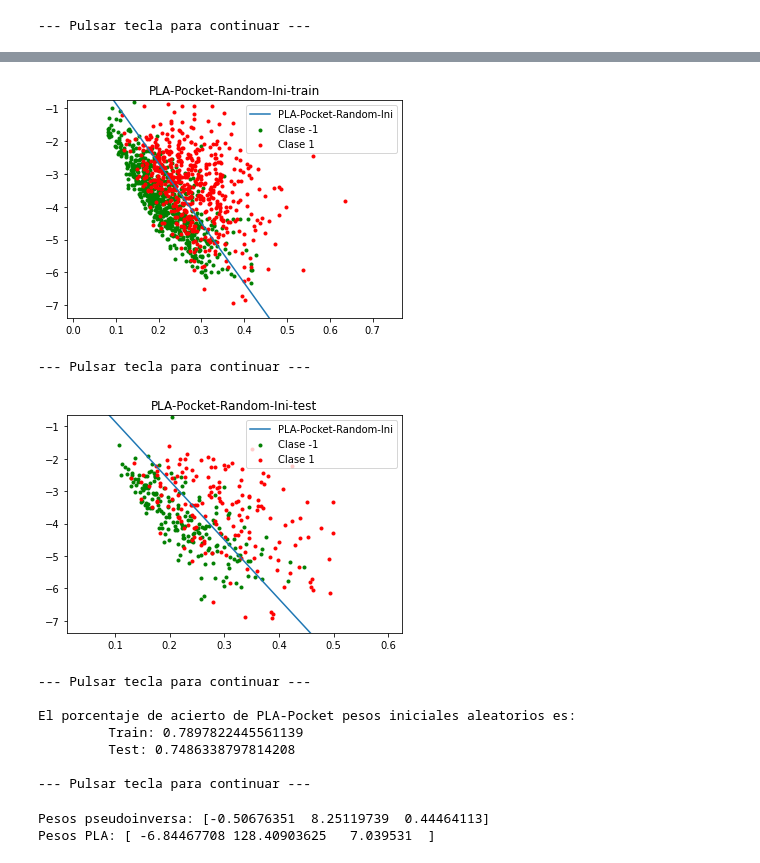
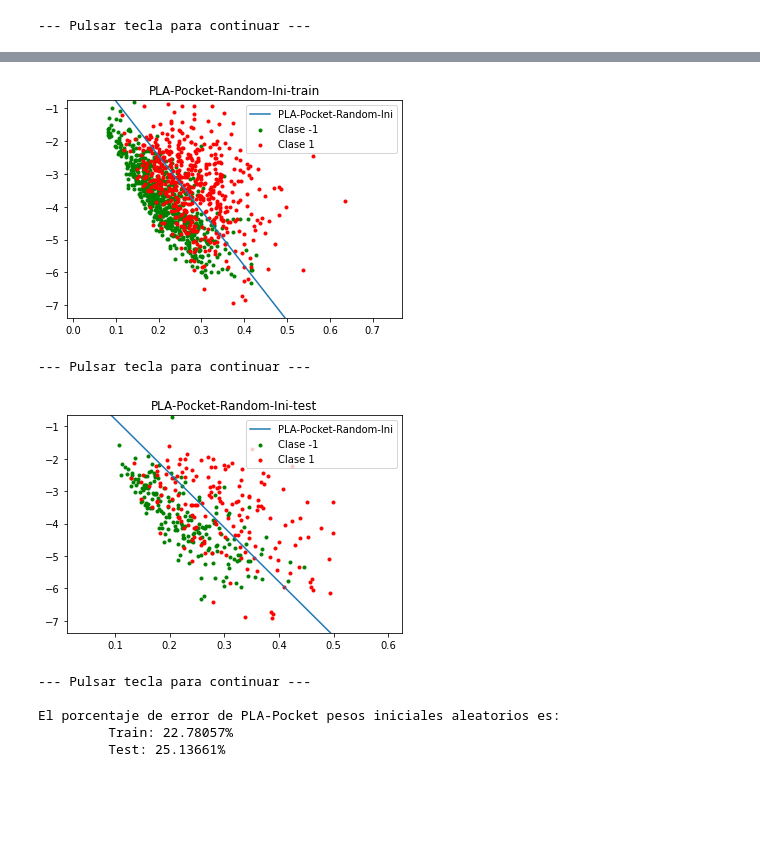
Before and after one commit to fjsaezm/ML, a Jupyter notebook: P2/P2.ipynb, the cells around one changed output, grey strips where cells are left out. Cells and saved outputs as stored; diff of their text form; code cells hidden in the pictures; blank space fills up the shorter version.

```diff
--- a/P2/P2.ipynb
+++ b/P2/P2.ipynb
@@ -745,28 +746,32 @@ El porcentaje de acierto de pseudoinversa es:
 # %%
-MAX_ITER = 500
+MAX_ITER = 1000
 
-def error_pla(X, y, w):
-    return np.mean([sign(x.dot(w)) for x in X] != y)
+
 
 
 def PLA_Pocket(X,y,initial_w,max_iter = MAX_ITER):
 
     w_t = initial_w.copy()
     best_w = w_t.copy()
-    err_best = predict(X,y,best_w)
+    err_best = error(X,y,best_w)
 
     # Repeat max_it times
     for it in range(0,max_iter):
+        w_old = w_t.copy()
 
         # Iteration in all the data
         for el,label in zip(X,y):
             # Check if label != prediction and update weights if neccesary
             if sign(el.dot(w_t)) != label:
                 w_t = w_t + label*el
-                curr_error = error_pla(X,y,w_t)
-                if curr_error < err_best:
-                    err_best = curr_error
-                    best_w = w_t.copy()
+
+        curr_error = error(X,y,w_t)
+        if curr_error < err_best:
+            err_best = curr_error
+            best_w = w_t.copy()
+        # Early stop
+        if np.all(w_old == w_t):
+            break
 
 
         all_w.append(w_t.copy())
@@ -774,37 +779,23 @@ def PLA_Pocket(X,y,initial_w,max_iter = MAX_ITER):
     return best_w,all_w
 # %%
 #POCKET ALGORITHM
-w_pla_rand,all_w_pla_rand = PLA_Pocket(x,y,np.random.rand(3))
+w_pla_rand,_ = PLA_Pocket(x,y,np.random.rand(3))
 
 
 scatter_multiple(x,y,ws = [w_pla_rand],reg_titles = ["PLA-Pocket-Random-Ini"], title = "PLA-Pocket-Random-Ini-train")
 wait()
 scatter_multiple(x_test,y_test,ws = [w_pla_rand],reg_titles = ["PLA-Pocket-Random-Ini"], title = "PLA-Pocket-Random-Ini-test")
 wait()
 
-pred_train_pla_rand = [sign(el.dot(w_pla_rand)) for el in x]
-pred_test_pla_rand = [sign(el.dot(w_pla_rand)) for el in x_test]
-
-print("El porcentaje de acierto de PLA-Pocket pesos iniciales aleatorios es:")
-print("\t Train: {}".format(accuracy_score(y,pred_train_pla_rand)))
-print("\t Test: {}".format(accuracy_score(y_test,pred_test_pla_rand)))
-
-
-wait()
+print("El porcentaje de error de PLA-Pocket pesos iniciales aleatorios es:")
+print("\t Train: {:0.5f}%".format(error(x,y,w_pla_rand)*100))
+print("\t Test: {:0.5f}%".format(error(x_test,y_test,w_pla_rand)*100))
 # %% [output]
-[figure, old version]
+[figure, new version]
 --- Pulsar tecla para continuar ---
-[figure, old version]
+[figure, new version]
 --- Pulsar tecla para continuar ---
 
-El porcentaje de acierto de PLA-Pocket pesos iniciales aleatorios es:
-         Train: 0.7897822445561139
-         Test: 0.7486338797814208
-
---- Pulsar tecla para continuar ---
+El porcentaje de error de PLA-Pocket pesos iniciales aleatorios es:
+         Train: 22.78057%
+         Test: 25.13661%
-# %%
-print("Pesos pseudoinversa: {}".format(w_pseudo))
-print("Pesos PLA: {}".format(w_pla_rand))
-# %% [output]
-Pesos pseudoinversa: [-0.50676351  8.25119739  0.44464113]
-Pesos PLA: [ -6.84467708 128.40903625   7.039531  ]
```
Also changed, not shown: parts of 18 cells of this notebook, 28 other files.
